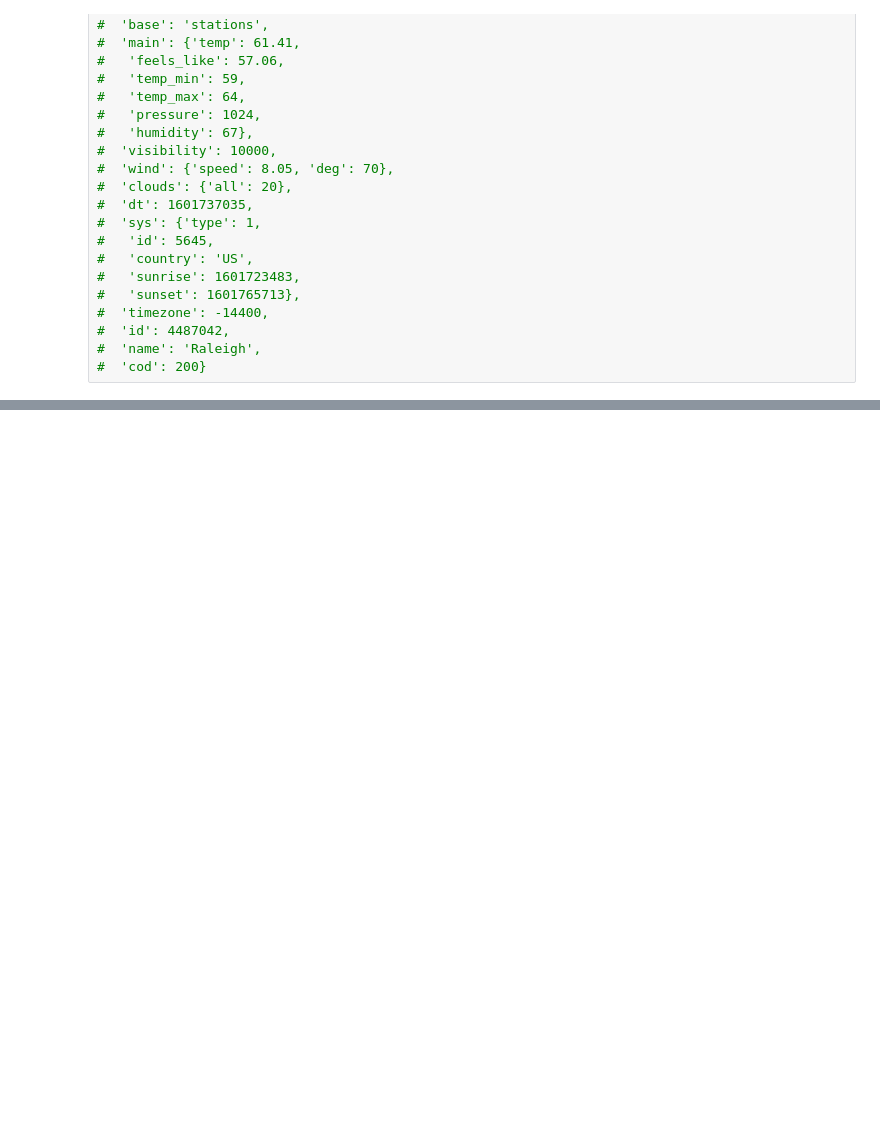
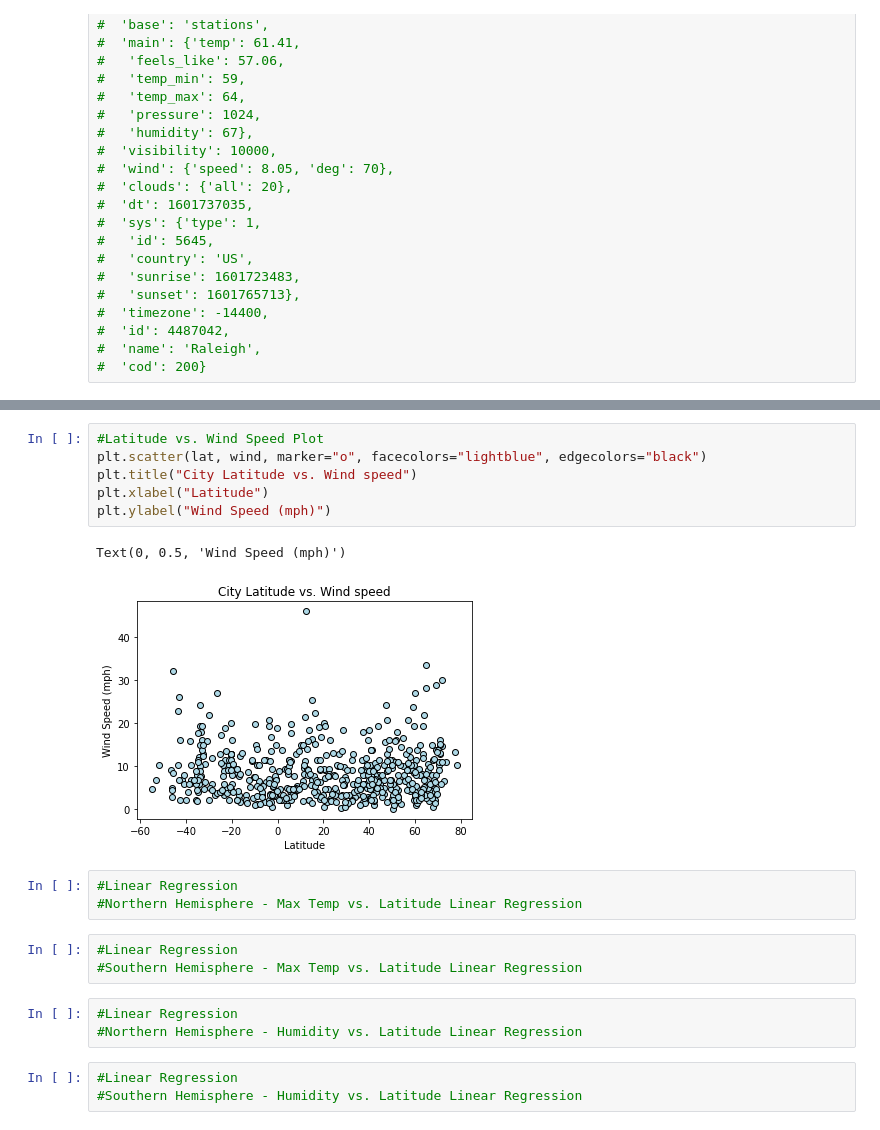
Before and after one commit to Laurel768/python-api-challenge, a Jupyter notebook: Working_copy_Weather.ipynb, the cells around one changed output, grey strips where cells are left out. Cells and saved outputs as stored; diff of their text form; blank space fills up the shorter version.

```diff
--- a/Working_copy_Weather.ipynb
+++ b/Working_copy_Weather.ipynb
@@ -144,0 +250,21 @@ weather_data_df.to_csv("cities.csv")
+# %%
+#Latitude vs. Wind Speed Plot
+plt.scatter(lat, wind, marker="o", facecolors="lightblue", edgecolors="black")
+plt.title("City Latitude vs. Wind speed")
+plt.xlabel("Latitude")
+plt.ylabel("Wind Speed (mph)")
+# %% [output]
+Text(0, 0.5, 'Wind Speed (mph)')
+[figure, added]
+# %%
+#Linear Regression
+#Northern Hemisphere - Max Temp vs. Latitude Linear Regression
+# %%
+#Linear Regression
+#Southern Hemisphere - Max Temp vs. Latitude Linear Regression
+# %%
+#Linear Regression
+#Northern Hemisphere - Humidity vs. Latitude Linear Regression
+# %%
+#Linear Regression
+#Southern Hemisphere - Humidity vs. Latitude Linear Regression
```
Also changed, not shown: parts of 11 cells of this notebook, 2 other files.
